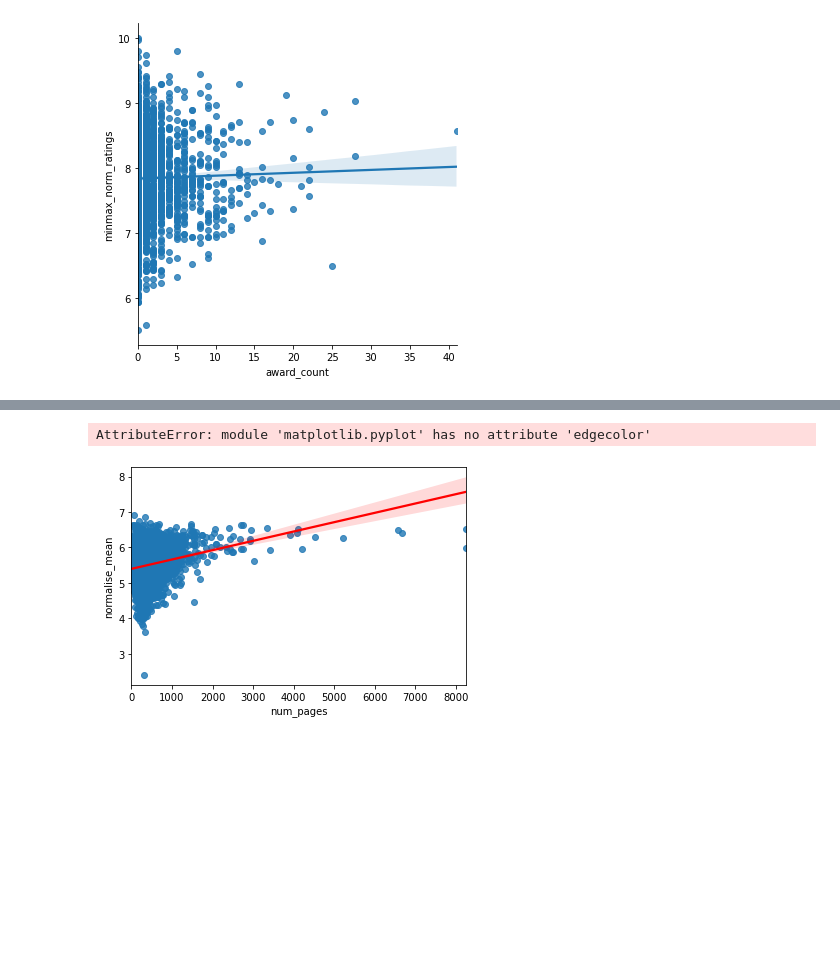
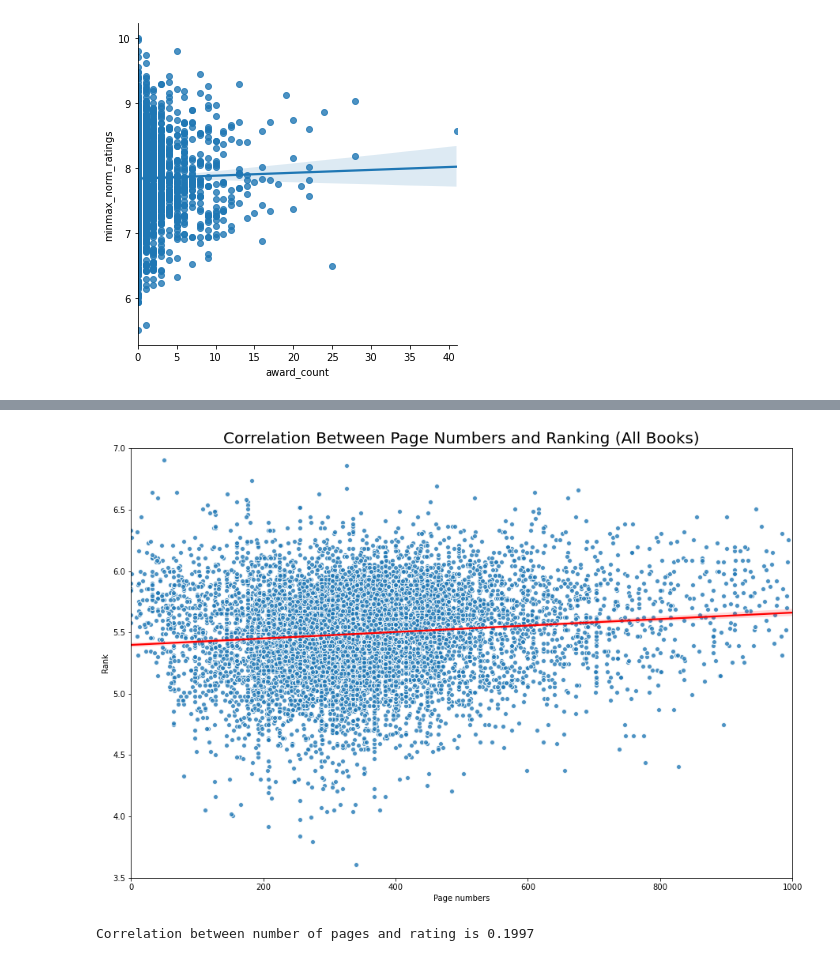
Before and after one commit to fbulbulov/AISpring-exercises, a Jupyter notebook: Build Week 1 GoodReading Project/Data Visualization.ipynb, the cells around one changed output, grey strips where cells are left out. Cells and saved outputs as stored; diff of their text form; code cells hidden in the pictures; blank space fills up the shorter version.

```diff
--- a/Build Week 1 GoodReading Project/Data Visualization.ipynb
+++ b/Build Week 1 GoodReading Project/Data Visualization.ipynb
@@ -189,18 +190,20 @@ df.head()
 | 3 | 3 | 3 | https://www.goodreads.com/book/sh... | 24641800.0 | The Demon in the Wood | 0 | Leigh Bardugo | 3.95 | 16914 | ... |
 | 4 | 4 | 4 | https://www.goodreads.com/book/sh... | 33865643.0 | The War I Finally Won | 1 | Kimberly Brubaker Bradley | 4.48 | 25187 | ... |
 # %%
-#Correlation between page numbers and rankings (normalise_mean)
+# Correlation Between Page Numbers and Ranking ALL Books
+
 def corr_page_rank(df):
-    sns.regplot(x = "num_pages", y = "normalise_mean",line_kws={"color": "red"}, data = df)
-
-
-    plt.xlim(-10,1500)
-    #plt.ylim(3,8)
-    plt.title('Correlation Between Page Numbers and Ranking', fontsize='15')
+    g=sns.regplot(x = "num_pages", y = "normalise_mean",line_kws={"color": "red"}, data = df, scatter_kws={'edgecolor':'white'})
+    g.figure.set_size_inches(15,10)
+    plt.xlim(-0,1000)
+    plt.ylim(3.5,7)
+    plt.title('Correlation Between Page Numbers and Ranking (All Books)', fontsize='20')
     plt.xlabel('Page numbers')
     plt.ylabel('Rank')
     plt.show()
+    corr_pages_review = df.corr().loc["num_pages","normalise_mean"]
+    print (f"Correlation between number of pages and rating is {round(corr_pages_review,4)}")
 corr_page_rank(df)
 # %% [output]
+[figure, new version]
-AttributeError: module 'matplotlib.pyplot' has no attribute 'edgecolor'
+Correlation between number of pages and rating is 0.1997
-[figure, old version]
```
Also changed, not shown: parts of 14 cells of this notebook, 2 other files.
